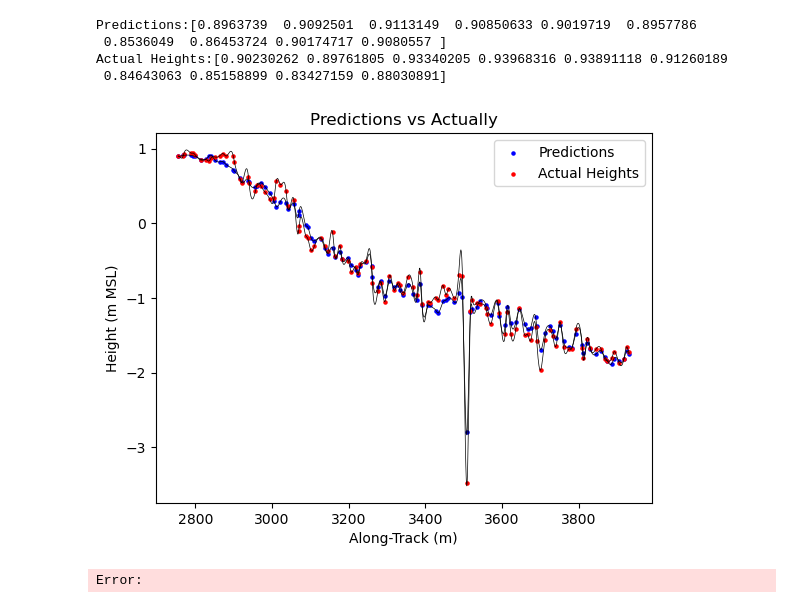
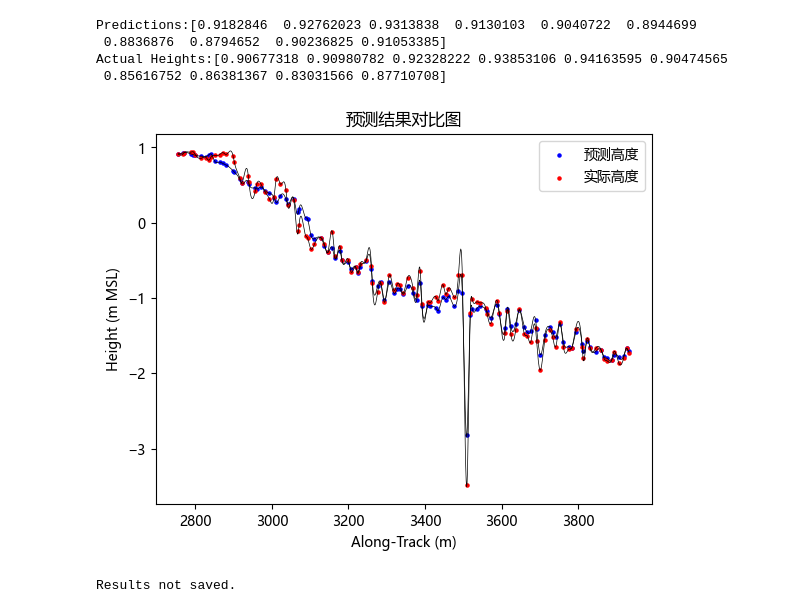
Before and after one commit to NtskwK/GraduationProject, a Jupyter notebook: cnn.ipynb, the cells around one changed output. Saved outputs shown, nothing was run; the diff lists cells and outputs as text; code cells hidden in the pictures.

```diff
--- a/cnn.ipynb
+++ b/cnn.ipynb
@@ -12,6 +12,8 @@ from sklearn.model_selection import train_test_split
 import matplotlib.pyplot as plt
 
 from utils.property import ICESAT2Properties
+
+plt.rcParams["font.sans-serif"] = ["Microsoft YaHei"]
 
 # 读取数据
 df = pd.read_csv("dataset_train.csv")
@@ -30,9 +32,6 @@ Y_col = "real_height"
 # 取出特征和标签
 data_X = df[X_cols].values
 data_Y = df[Y_col].values
-# %%
-# fake_data
-data_Y = df[ICESAT2Properties.Height_MSL.value].values + np.random.normal(0, 0.01, size=data_Y.shape)
 # %%
 batch_size=16
 acc_diff = 0.1
@@ -250,53 +245,53 @@ print(f"Predictions:{predictions[:10]}")
 print(f"Actual Heights:{data_Y[:10]}")
 
 fig, ax = plt.subplots()
-plt.title("Predictions vs Actually")
+plt.title("预测结果对比图")
 plt.xlabel(ICESAT2Properties.AlongTrack.value)
 plt.ylabel(ICESAT2Properties.Height_MSL.value)
 ax.scatter(
     df[ICESAT2Properties.AlongTrack.value].values,
     predictions,
-    label="Predictions",
+    label="预测高度",
     color="blue",
     s=5,
 )
 ax.scatter(
     df[ICESAT2Properties.AlongTrack.value].values,
     data_Y,
-    label="Actual Heights",
+    label="实际高度",
     color="red",
     s=5,
 )
 
 # 插值曲线
 interpolations: int = 1000
 k: int = 3
 bc_type: str = "clamped"
 x_lable = ICESAT2Properties.AlongTrack.value
 
 y = predictions
 l = np.linspace(df[x_lable].min(), df[x_lable].max(), interpolations)
 interpolation = make_interp_spline(df[x_lable], y, k=k, bc_type=bc_type)
 y_hat = interpolation(l)
 # 粉色
 ax.plot(l, y_hat, color="black", linewidth=0.5)
 
 y = data_Y
 l = np.linspace(df[x_lable].min(), df[x_lable].max(), interpolations)
 interpolation = make_interp_spline(df[x_lable], y, k=k, bc_type=bc_type)
 y_hat = interpolation(l)
 # 粉色
 ax.plot(l, y_hat, color="black", linewidth=0.5)
 
 
 plt.legend()
 plt.show()
 # %% [output]
-Predictions:[0.8963739  0.9092501  0.9113149  0.90850633 0.9019719  0.8957786
- 0.8536049  0.86453724 0.90174717 0.9080557 ]
-Actual Heights:[0.90230262 0.89761805 0.93340205 0.93968316 0.93891118 0.91260189
- 0.84643063 0.85158899 0.83427159 0.88030891]
+Predictions:[0.9182846  0.92762023 0.9313838  0.9130103  0.9040722  0.8944699
+ 0.8836876  0.8794652  0.90236825 0.91053385]
+Actual Heights:[0.90677318 0.90980782 0.92328222 0.93853106 0.94163595 0.90474565
+ 0.85616752 0.86381367 0.83031566 0.87710708]
-[figure, old version]
+[figure, new version]
 # %%
 save = input("Save results to CNN.txt? (y/[n]): ")
 if save.lower() == 'y':
@@ -310,4 +305,4 @@ if save.lower() == 'y':
 else:
     print("Results not saved.")
 # %% [output]
-Error:
+Results not saved.
```
Also changed, not shown: parts of 2 cells of this notebook, 2 other files.
